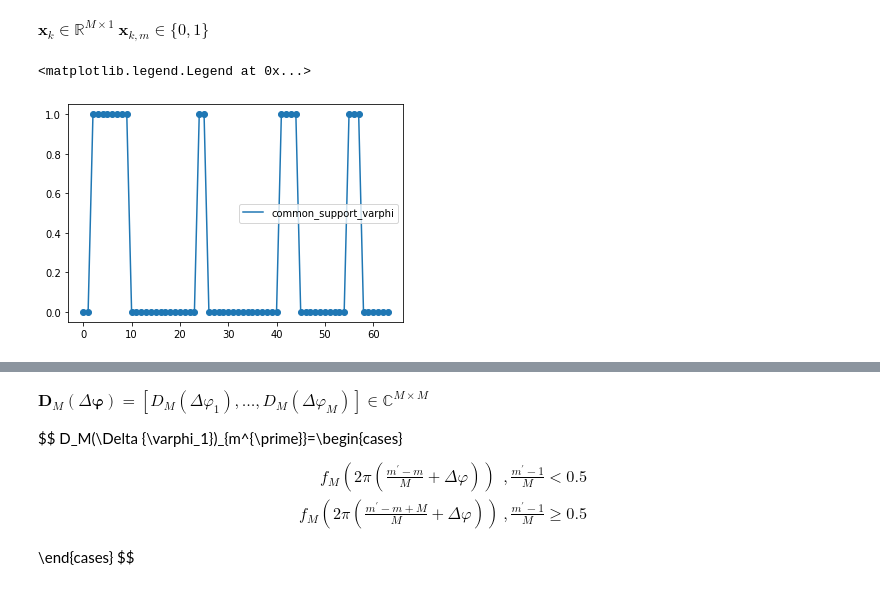
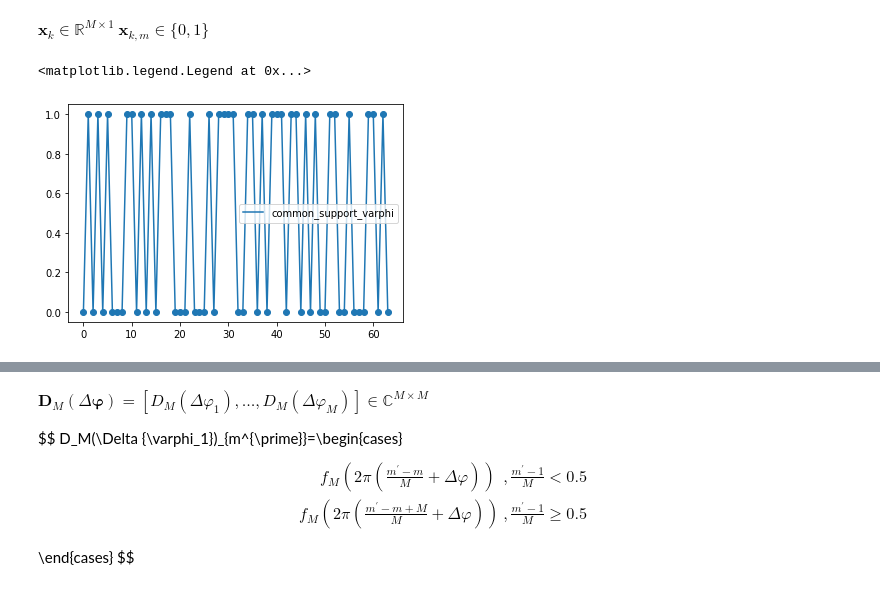
Before and after one commit to Brook1711/RIS-Angular-Domain, a Jupyter notebook: code_main/Alg.ipynb, the cells around one changed output, grey strips where cells are left out. Saved outputs shown, nothing was run; the diff lists cells and outputs as text; code cells hidden in the pictures.

```diff
--- a/code_main/Alg.ipynb
+++ b/code_main/Alg.ipynb
@@ -18,35 +10,36 @@ ${\boldsymbol x}_k \in {\mathbb R}^{M\times 1}$  ${\boldsymbol x}_{k,m} \in \{ 0
 # %%
 ## generate channel support
 K=4
-np.random.seed(6)
+# 6 is a nice value
+np.random.seed(2)
 def common_channel_support(p01 = 0.1, p10=0.3, M= 64):
     p0 = p10/(p10+p01)
     p1 = 1-p0
 
     # generate Markov chain
     tmp_support = np.array([0.0 for m in range(M)])
     if np.random.uniform(0,1,1)[0] < p0:
         tmp_support[0] = 0
     for i in range(M - 1):
         if tmp_support[i] == 0:
             if np.random.uniform(0,1,2)[0] < p01:
                 tmp_support[i+1] = 1
             else:
                 tmp_support[i+1] = 0
         else:
             if np.random.uniform(0,1,2)[1] < p10:
                 tmp_support[i+1] = 0
             else:
                 tmp_support[i+1] = 1
     return tmp_support
-p01 = 0.1
-p10 = 0.3
+p01 = 0.5
+p10 = 0.5
 M = 64
 common_support_varphi = common_channel_support(p01, p10, M)
 plt.scatter(range(M), common_support_varphi)
 plt.plot(range(M), common_support_varphi)
 plt.legend(['common_support_varphi'])
 # %% [output]
 <matplotlib.legend.Legend at 0x...>
-[figure, old version]
+[figure, new version]
 # %%
```
Also changed, not shown: parts of 4 cells of this notebook, 2 other files.
